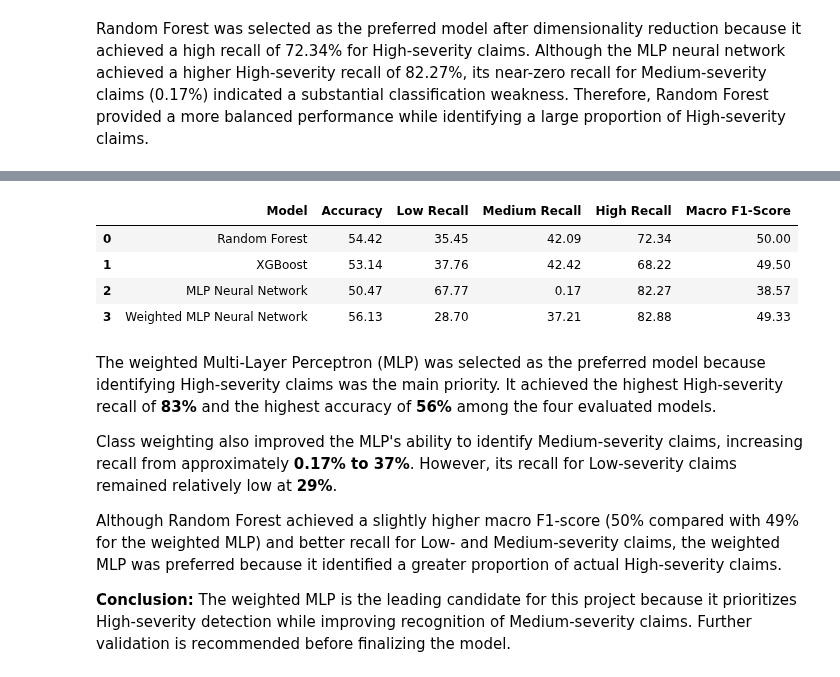
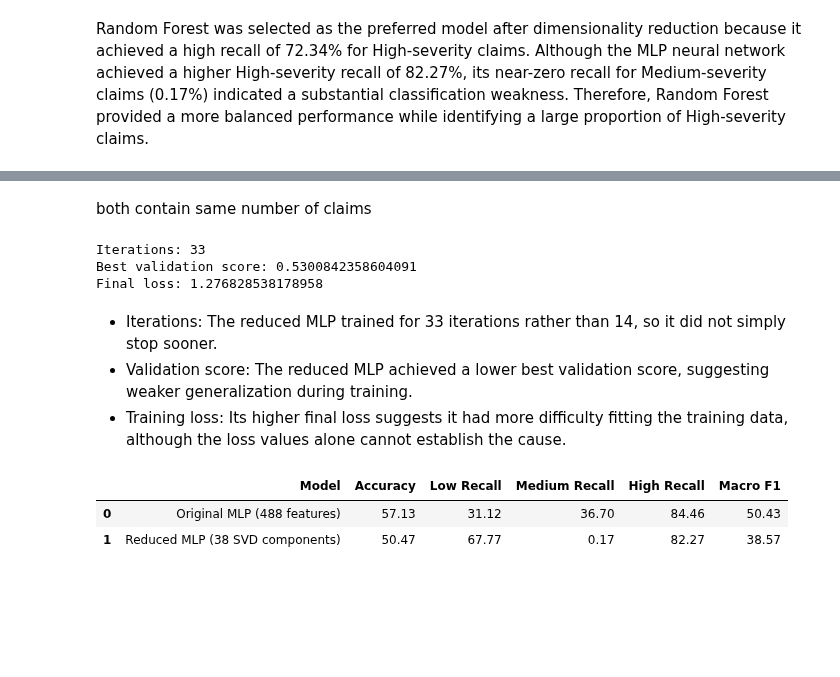
Before and after one commit to PerisN/Final_Capstone_Project, a Jupyter notebook: project.ipynb, the cells around one changed output, grey strips where cells are left out. Saved outputs shown, nothing was run; the diff lists cells and outputs as text; code cells hidden in the pictures; blank space fills up the shorter version.

```diff
--- a/project.ipynb
+++ b/project.ipynb
@@ -1598,7 +1614,7 @@ mlp_model = MLPClassifier(
     hidden_layer_sizes=(100, 50), # tow hidden layers with 100 neurons and 50 neurons
     activation='relu', # help network learn non-linear patterns
     solver='adam', # adjusts the network's weights during training
-    max_iter=100,
+    max_iter=300,
     early_stopping=True, # stop training if validation performance stops improving
     random_state=42
 )
@@ -2772,7 +2787,9 @@ mlp_svd38 = MLPClassifier(
     hidden_layer_sizes=(100, 50),
     max_iter=300,
     random_state=42,
-    early_stopping=True
+    early_stopping=True,
+    activation='relu',
+    solver='adam'
 )
 
 mlp_svd38.fit(X_train_svd38, y_train)
@@ -3027,56 +2978,45 @@ Overall performance: Accuracy increased to 56%, up from 50.47%, while macro F1 i
+# %% [markdown]
+both contain same number of claims
+# %%
+# Checking if MLP reduced stopped early
+print("Iterations:", mlp_svd38.n_iter_)
+print("Best validation score:", mlp_svd38.best_validation_score_)
+print("Final loss:", mlp_svd38.loss_)
+# %% [output]
+Iterations: 33
+Best validation score: 0.5300842358604091
+Final loss: 1.276828538178958
+# %% [markdown]
+- Iterations: The reduced MLP trained for 33 iterations rather than 14, so it did not simply stop sooner.
+- Validation score: The reduced MLP achieved a lower best validation score, suggesting weaker generalization during training.
+- Training loss: Its higher final loss suggests it had more difficulty fitting the training data, although the loss values alone cannot establish the cause.
 # %%
+# Comparison table for original MLP and reduced MLP
 
-# Compare all four models
 models = {
-    'Random Forest': y_pred_rf_svd38,
-    'XGBoost': y_pred_xgb_svd38,
-    'MLP Neural Network': y_pred_mlp_svd38,
-    'Weighted MLP Neural Network': y_pred_weighted
+    "Original MLP (488 features)": y_pred_mlp,
+    "Reduced MLP (38 SVD components)": y_pred_mlp_svd38
 }
 
 results = []
 
-for model_name, y_pred in models.items():
+for name, predictions in models.items():
     results.append({
-        'Model': model_name,
-        'Accuracy': accuracy_score(y_test, y_pred),
-        'Low Recall': recall_score(
-            y_test, y_pred, labels=['Low'], average=None
-        )[0],
-        'Medium Recall': recall_score(
-            y_test, y_pred, labels=['Medium'], average=None
-        )[0],
-        'High Recall': recall_score(
-            y_test, y_pred, labels=['High'], average=None
-        )[0],
-        'Macro F1-Score': f1_score(
-            y_test, y_pred, average='macro'
-        )
+        "Model": name,
+        "Accuracy": accuracy_score(y_test, predictions),
+        "Low Recall": recall_score(y_test, predictions, labels=["Low"], average=None)[0],
+        "Medium Recall": recall_score(y_test, predictions, labels=["Medium"], average=None)[0],
+        "High Recall": recall_score(y_test, predictions, labels=["High"], average=None)[0],
+        "Macro F1": f1_score(y_test, predictions, average="macro")
     })
 
 comparison_df = pd.DataFrame(results)
 
-# Convert scores to percentages
-score_columns = [
-    'Accuracy', 'Low Recall', 'Medium Recall',
-    'High Recall', 'Macro F1-Score'
-]
-comparison_df[score_columns] *= 100
+metrics = ["Accuracy", "Low Recall", "Medium Recall", "High Recall", "Macro F1"]
+comparison_df[metrics] = comparison_df[metrics] * 100
 
-# Round and display the table
-comparison_df = comparison_df.round(2)
-comparison_df
+comparison_df.round(2)
 # %% [output]
-|  | Model | Accuracy | Low Recall | Medium Recall | High Recall | Macro F1-Score |
-| 0 | Random Forest | 54.42 | 35.45 | 42.09 | 72.34 | 50.00 |
-| 1 | XGBoost | 53.14 | 37.76 | 42.42 | 68.22 | 49.50 |
-| 2 | MLP Neural Network | 50.47 | 67.77 | 0.17 | 82.27 | 38.57 |
-| 3 | Weighted MLP Neural Network | 56.13 | 28.70 | 37.21 | 82.88 | 49.33 |
+|  | Model | Accuracy | Low Recall | Medium Recall | High Recall | Macro F1 |
+| 0 | Original MLP (488 features) | 57.13 | 31.12 | 36.70 | 84.46 | 50.43 |
+| 1 | Reduced MLP (38 SVD components) | 50.47 | 67.77 | 0.17 | 82.27 | 38.57 |
-# %% [markdown]
-The weighted Multi-Layer Perceptron (MLP) was selected as the preferred model because identifying High-severity claims was the main priority. It achieved the highest High-severity recall of **83%** and the highest accuracy of **56%** among the four evaluated models.
-
-Class weighting also improved the MLP's ability to identify Medium-severity claims, increasing recall from approximately **0.17% to 37%**. However, its recall for Low-severity claims remained relatively low at **29%**.
-
-Although Random Forest achieved a slightly higher macro F1-score (50% compared with 49% for the weighted MLP) and better recall for Low- and Medium-severity claims, the weighted MLP was preferred because it identified a greater proportion of actual High-severity claims.
-
-**Conclusion:** The weighted MLP is the leading candidate for this project because it prioritizes High-severity detection while improving recognition of Medium-severity claims. Further validation is recommended before finalizing the model.
```
Also changed, not shown: parts of 30 cells of this notebook.
